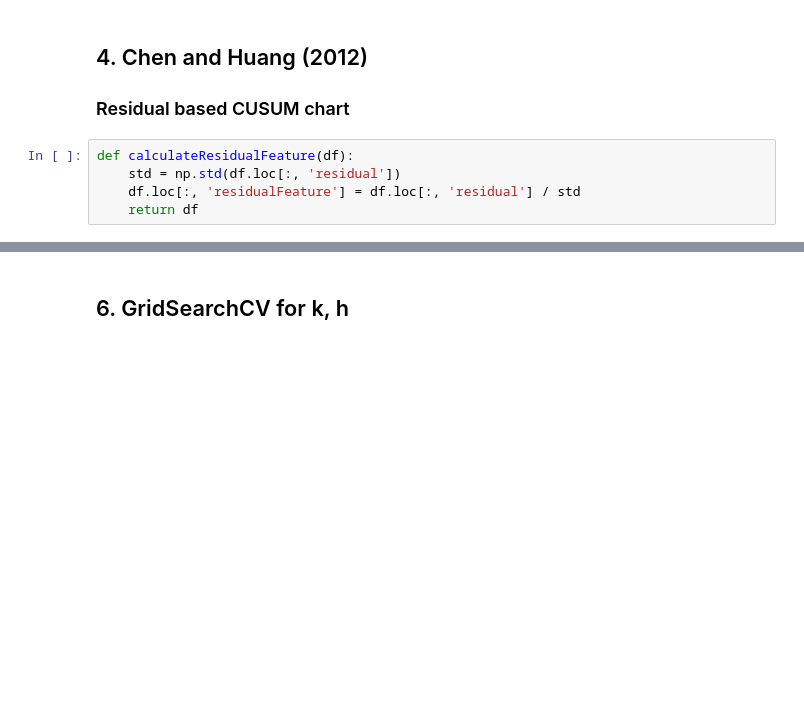
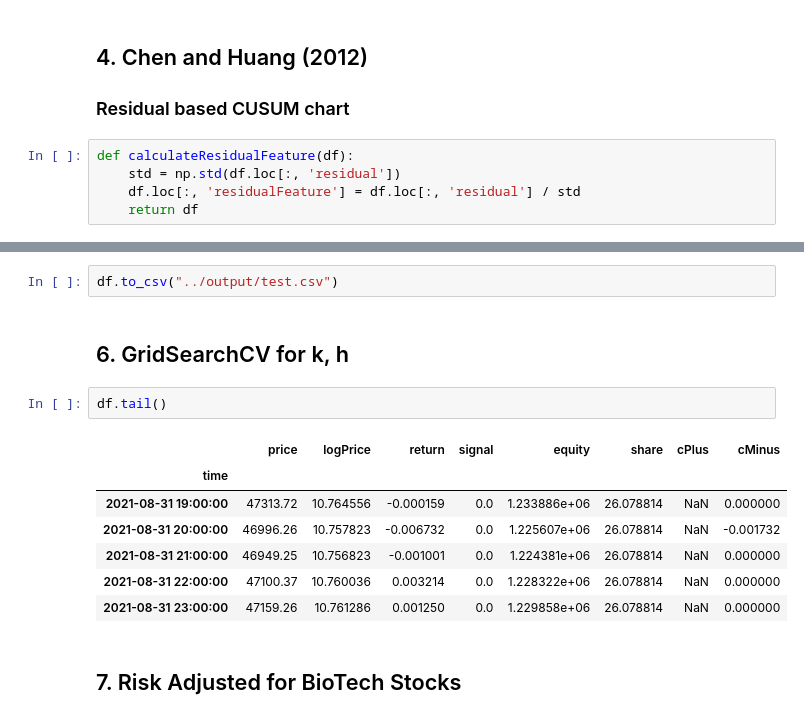
Before and after one commit to type-null/crypto-control, a Jupyter notebook: code/CUSUM4Crypto.ipynb, the cells around one changed output, grey strips where cells are left out. Drawn from its saved outputs; the diff is of its cells as text; blank space fills up the shorter version.

```diff
--- a/code/CUSUM4Crypto.ipynb
+++ b/code/CUSUM4Crypto.ipynb
@@ -240,2 +334,16 @@ plotCUSUM(df.head(100))
+# %%
+df.to_csv("../output/test.csv")
 # %% [markdown]
 ## 6. GridSearchCV for k, h
+# %%
+df.tail()
+# %% [output]
+|  | price | logPrice | return | signal | equity | share | cPlus | cMinus |
+| time |  |  |  |  |  |  |  |  |
+| 2021-08-31 19:00:00 | 47313.72 | 10.764556 | -0.000159 | 0.0 | 1.233886e+06 | 26.078814 | NaN | 0.000000 |
+| 2021-08-31 20:00:00 | 46996.26 | 10.757823 | -0.006732 | 0.0 | 1.225607e+06 | 26.078814 | NaN | -0.001732 |
+| 2021-08-31 21:00:00 | 46949.25 | 10.756823 | -0.001001 | 0.0 | 1.224381e+06 | 26.078814 | NaN | 0.000000 |
+| 2021-08-31 22:00:00 | 47100.37 | 10.760036 | 0.003214 | 0.0 | 1.228322e+06 | 26.078814 | NaN | 0.000000 |
+| 2021-08-31 23:00:00 | 47159.26 | 10.761286 | 0.001250 | 0.0 | 1.229858e+06 | 26.078814 | NaN | 0.000000 |
+# %% [markdown]
+## 7. Risk Adjusted for BioTech Stocks
```
Also changed, not shown: parts of 14 cells of this notebook, 1 other file.
